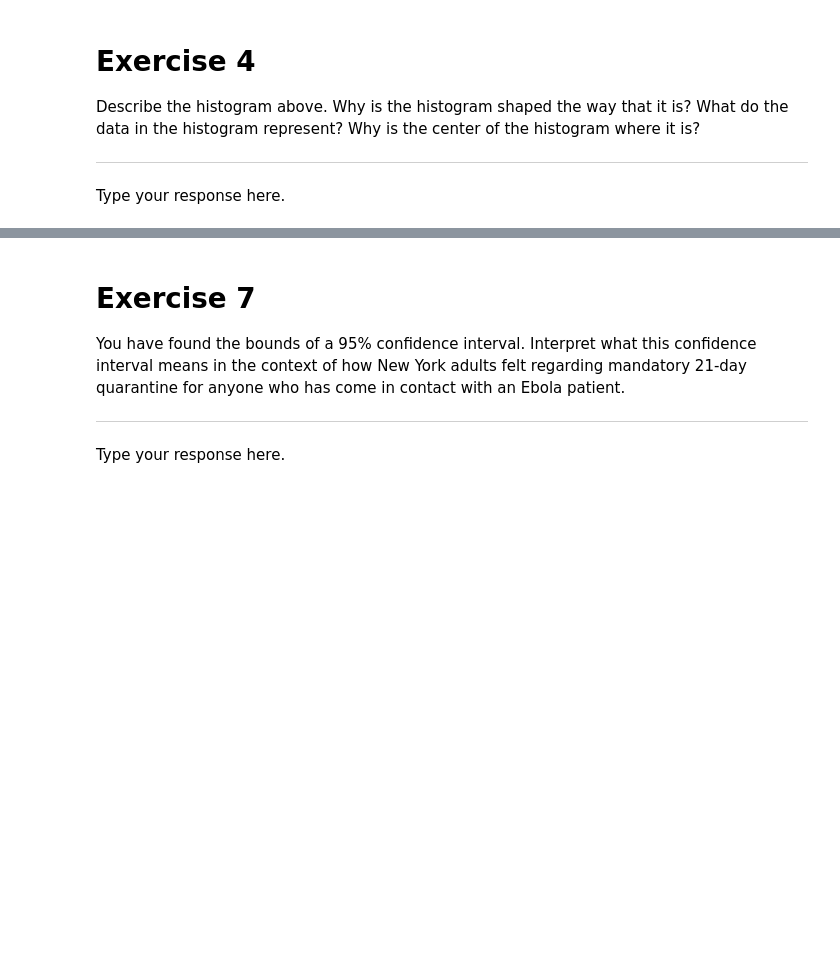
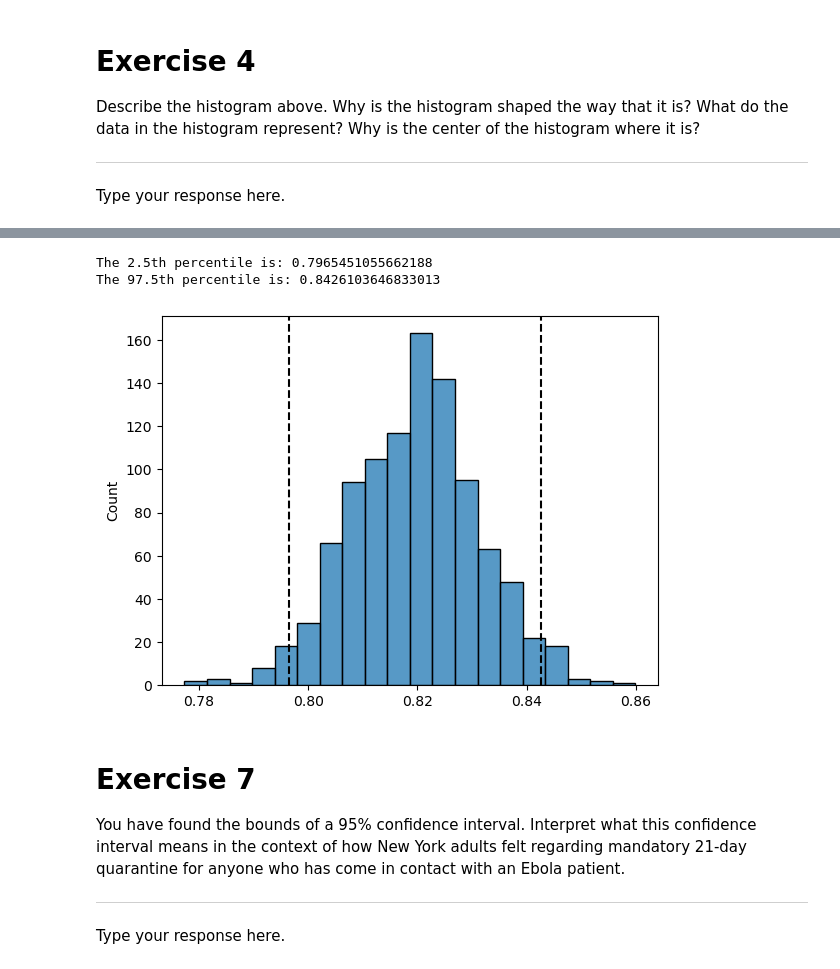
Before and after one commit to ProfessorRC3/IMS-Python-Labs, a Jupyter notebook: Lab 5.ipynb, the cells around one changed output, grey strips where cells are left out. Cells and saved outputs as stored; diff of their text form; code cells hidden in the pictures; blank space fills up the shorter version.

```diff
--- a/Lab 5.ipynb
+++ b/Lab 5.ipynb
@@ -130,3 +130,22 @@ The 97.5th percentile is: 0.8426103646833013
+# %%
+bootstrap_dist = []
+
+for x in range(1000):
+    simulated_ebola_survey = pd.DataFrame().assign(quarantine=ebola_survey['quarantine'].sample(frac=1, replace=True, ignore_index=True))
+    bootstrap_dist.append(simulated_ebola_survey.value_counts(normalize=True)['favor'])
+
+bootstrap_dist.sort()
+
+ax = sns.histplot(data=bootstrap_dist, bins=20)
+ax.axvline(x = bootstrap_dist[int(0.025*len(bootstrap_dist))-1], ymin = 0, ymax = 1, color = "black", linestyle = "dashed")
+ax.axvline(x = bootstrap_dist[int(0.975*len(bootstrap_dist))-1], ymin = 0, ymax = 1, color = "black", linestyle = "dashed")
+
+print("The 2.5th percentile is:", bootstrap_dist[int(0.025*len(bootstrap_dist))-1])
+print("The 97.5th percentile is:", bootstrap_dist[int(0.975*len(bootstrap_dist))-1])
+# %% [output]
+The 2.5th percentile is: 0.7965451055662188
+The 97.5th percentile is: 0.8426103646833013
+[figure, added]
 # %% [markdown]
 # Exercise 7
 
```
Also changed, not shown: parts of 12 cells of this notebook, 15 other files.
